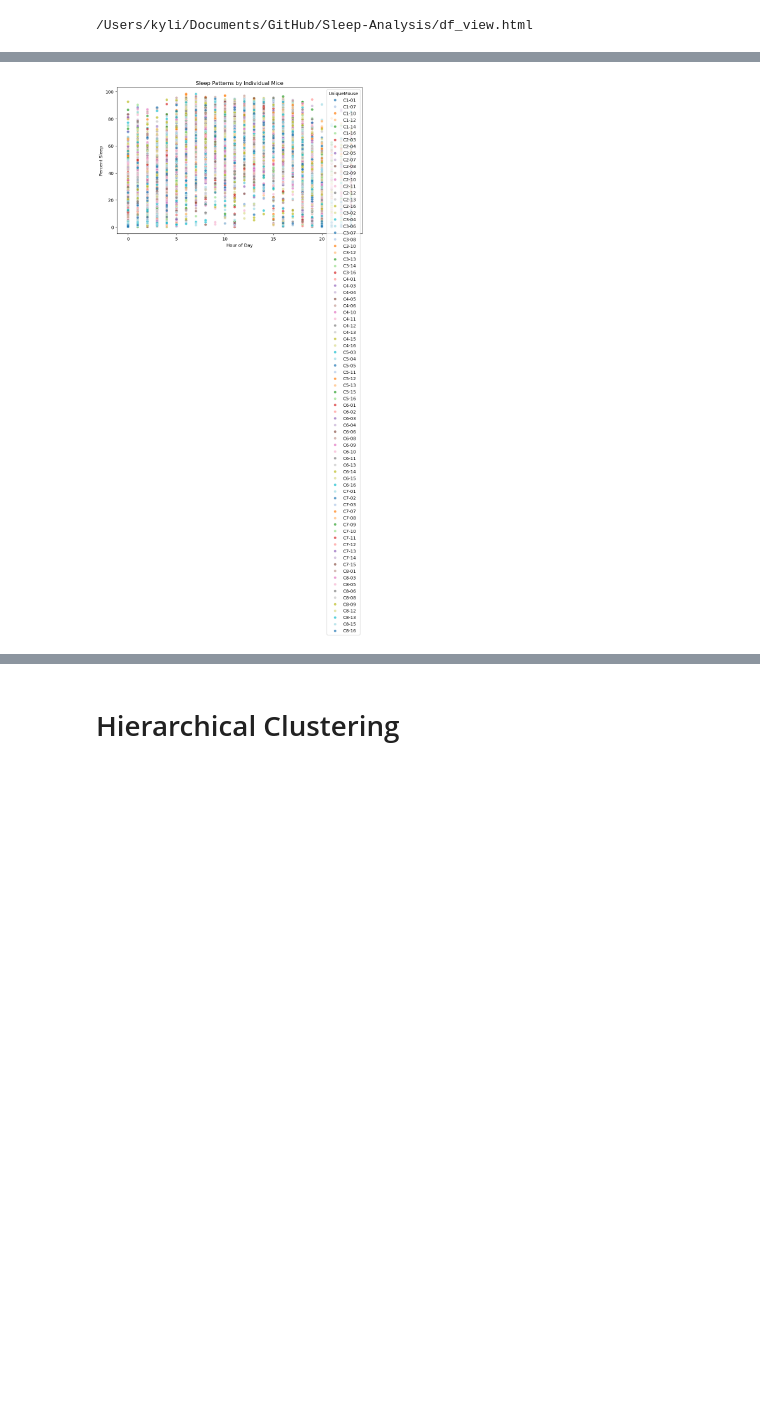
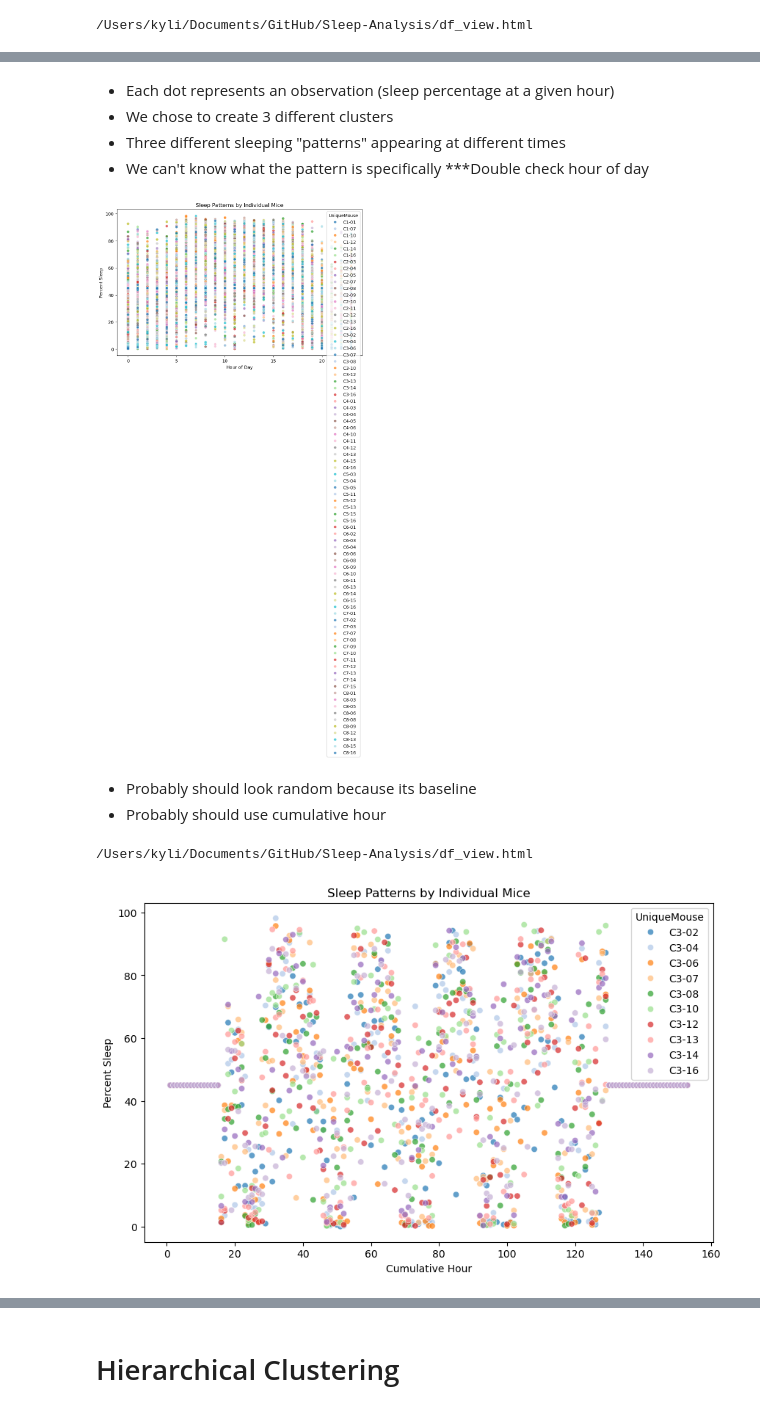
Before and after one commit to kylimcqueen/Sleep-Analysis, a Jupyter notebook: k_means_and_hierarchical00.ipynb, the cells around one changed output, grey strips where cells are left out. Cells and saved outputs as stored; diff of their text form; code cells hidden in the pictures; blank space fills up the shorter version.

Commit message:
Updated functions, playing around with k-means and other ML techniques

```diff
--- a/k_means_and_hierarchical00.ipynb
+++ b/k_means_and_hierarchical00.ipynb
@@ -42,3 +42,6 @@ df = create_df(filepath)
 to_html(df)
 # %% [output]
 /Users/kyli/Documents/GitHub/Sleep-Analysis/df_view.html
+# %%
+df.dropna(how='all', inplace=True) #Drop any rows or columns that have all NaNs. There won't be any cols with all NaNs,
+#But there will be rows
@@ -44,0 +52,3 @@ to_html(df)
+# %%
+#Get rid of NaNs by making all NaNs equal to the mean
+df['PercentSleep'].fillna(df['PercentSleep'].mean(), inplace=True)
@@ -103,3 +107,9 @@ plt.show()
+# %% [markdown]
+- Each dot represents an observation (sleep percentage at a given hour)
+- We chose to create 3 different clusters
+- Three different sleeping "patterns" appearing at different times
+- We can't know what the pattern is specifically
+***Double check hour of day
 # %%
 #Cluster by each unique mouse
 
@@ -116,4 +126,30 @@ plt.title("Sleep Patterns by Individual Mice")
 #plt.legend(title="Mouse ID", bbox_to_anchor=(1.05, 1), loc='lower left')  # Move legend outside
 plt.show()
 # %% [output]
-[figure, old version]
+[figure, new version]
+# %% [markdown]
+- Probably should look random because its baseline
+- Probably should use cumulative hour
+# %%
+cohort_df = df[df['Cohort'] == 'C3']
+# %%
+to_html(cohort_df)
+# %% [output]
+/Users/kyli/Documents/GitHub/Sleep-Analysis/df_view.html
+# %%
+#Cluster by each unique mouse
+
+# Set figure size
+plt.figure(figsize=(10, 6))
+
+# Scatter plot with individual mice colors
+sns.scatterplot(data=cohort_df, x='CumulativeHour', y='PercentSleep', hue='UniqueMouse', palette='tab20', alpha=0.7)
+
+# Labels and title
+plt.xlabel("Cumulative Hour")
+plt.ylabel("Percent Sleep")
+plt.title("Sleep Patterns by Individual Mice")
+#plt.legend(title="Mouse ID", bbox_to_anchor=(1.05, 1), loc='lower left')  # Move legend outside
+plt.show()
+# %% [output]
+[figure, added]
```
Also changed, not shown: parts of 21 cells of this notebook.
